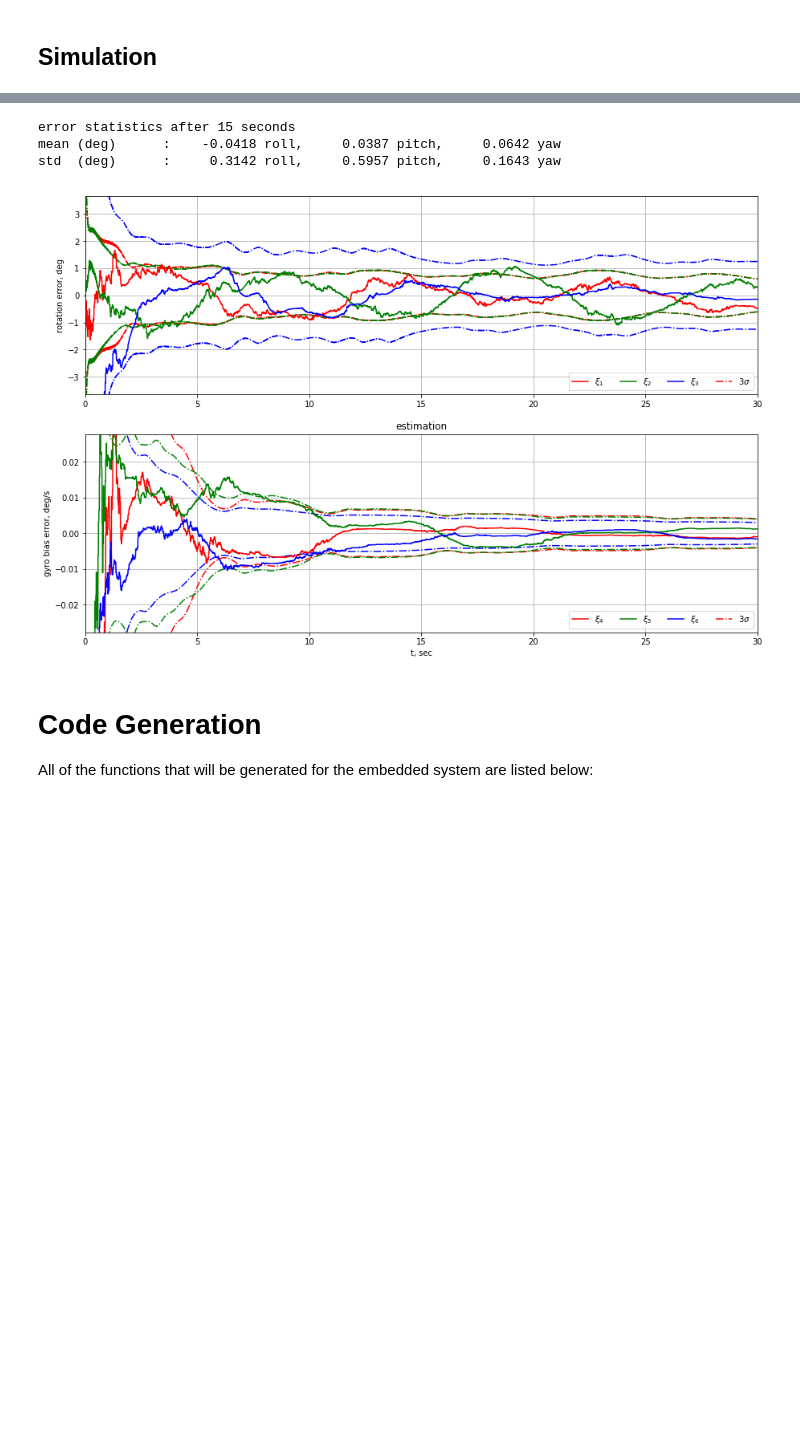
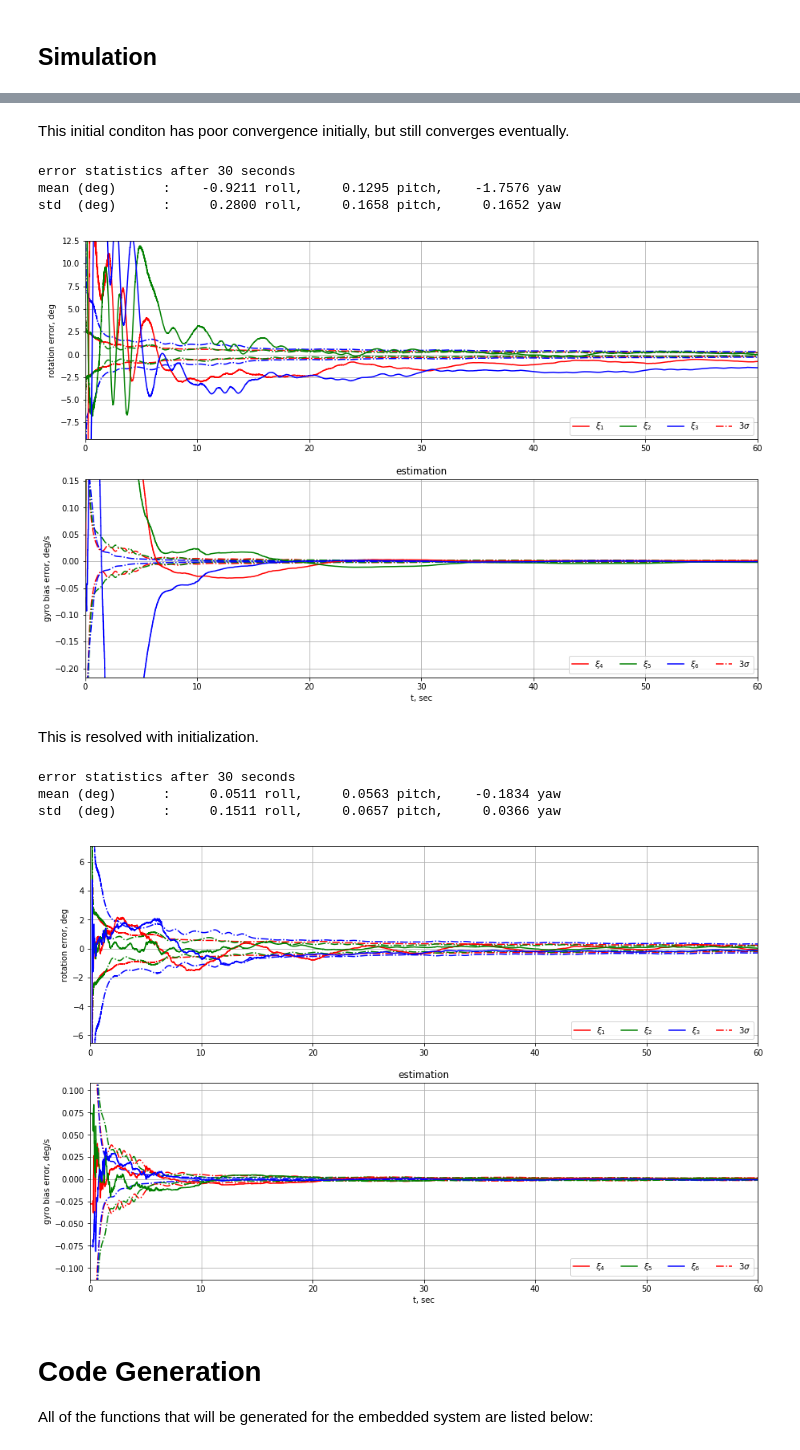
Before and after one commit to CogniPilot/pyecca, a Jupyter notebook: notebooks/AttitudeLGPEKF.ipynb, the cells around one changed output, grey strips where cells are left out. Cells and saved outputs as stored; diff of their text form; code cells hidden in the pictures; blank space fills up the shorter version.

```diff
--- a/notebooks/AttitudeLGPEKF.ipynb
+++ b/notebooks/AttitudeLGPEKF.ipynb
@@ -831,16 +983,31 @@ std  (deg)      :     0.3448 roll,     0.7915 pitch,     0.2221 yaw
 # %%
 #%prun -l 5 hist = sim(sim_funcs, sim_params) #run this to profile, 10% slower
-sim_params['tf'] = 30
-sim_params['x0'] = np.array([-0.4, 0.1, 0.3, 0.1, 0.2, 0.3])
-hist = sim(sim_funcs, sim_params)
+sim_params['tf'] = 60
+
+# particularly tough x0
+sim_params['x0'] = np.array([-0.3393284,   0.96324758, -0.12871277,  0.02793016, -0.07388032,  0.07519002])
+# %% [markdown]
+This initial conditon has poor convergence initially, but still converges eventually.
 # %%
+hist = sim(sim_funcs, sim_params, enable_progress=True, do_init=False)
 analyze_hist(hist, sim_params['tf']/2)
 plot_hist(hist, meas=False, att=False)
 # %% [output]
-error statistics after 15 seconds
-mean (deg)      :    -0.0418 roll,     0.0387 pitch,     0.0642 yaw
-std  (deg)      :     0.3142 roll,     0.5957 pitch,     0.1643 yaw
+error statistics after 30 seconds
+mean (deg)      :    -0.9211 roll,     0.1295 pitch,    -1.7576 yaw
+std  (deg)      :     0.2800 roll,     0.1658 pitch,     0.1652 yaw
-[figure, old version]
+[figure, new version]
+# %% [markdown]
+This is resolved with initialization.
+# %%
+hist = sim(sim_funcs, sim_params, enable_progress=True, do_init=True)
+analyze_hist(hist, sim_params['tf']/2)
+plot_hist(hist, meas=False, att=False)
+# %% [output]
+error statistics after 30 seconds
+mean (deg)      :     0.0511 roll,     0.0563 pitch,    -0.1834 yaw
+std  (deg)      :     0.1511 roll,     0.0657 pitch,     0.0366 yaw
+[figure, added]
 # %% [markdown]
 # Code Generation
 
```
Also changed, not shown: parts of 20 cells of this notebook.
